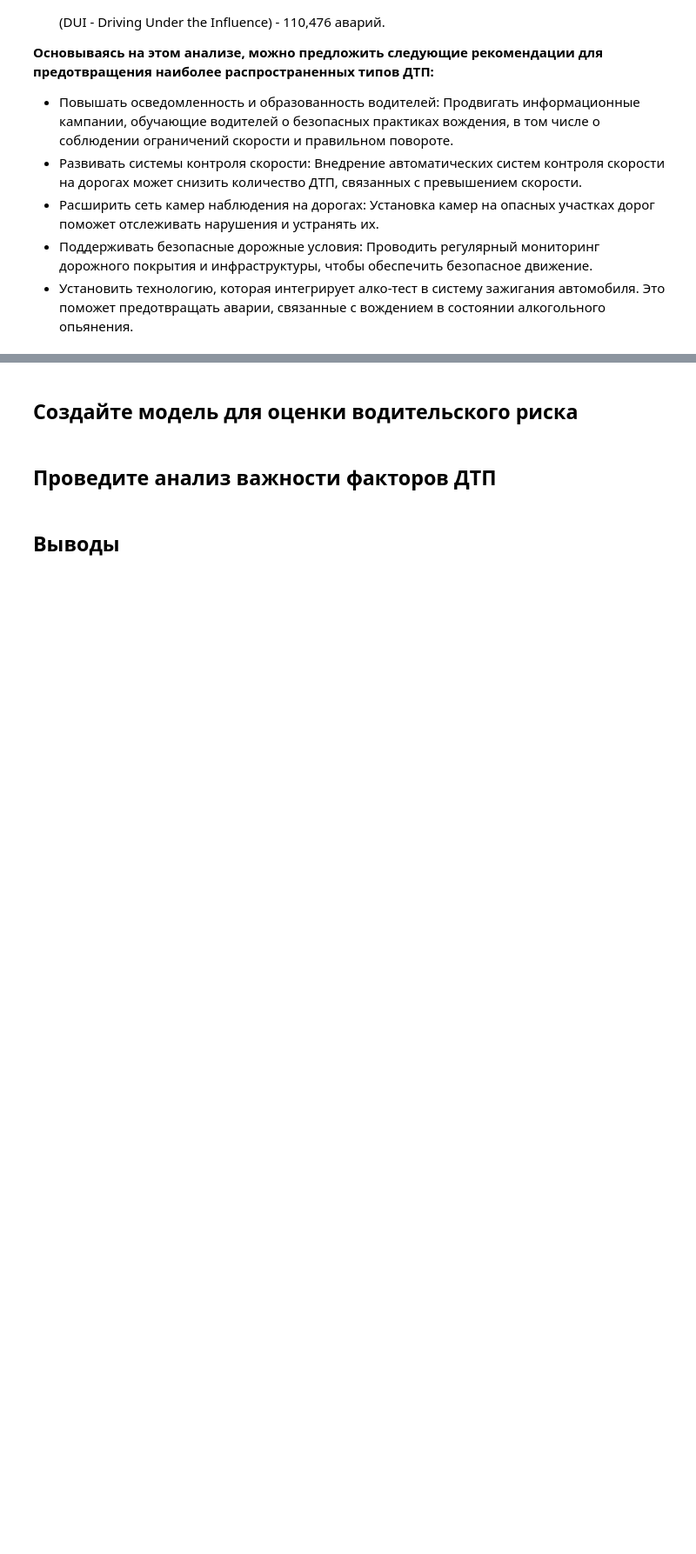
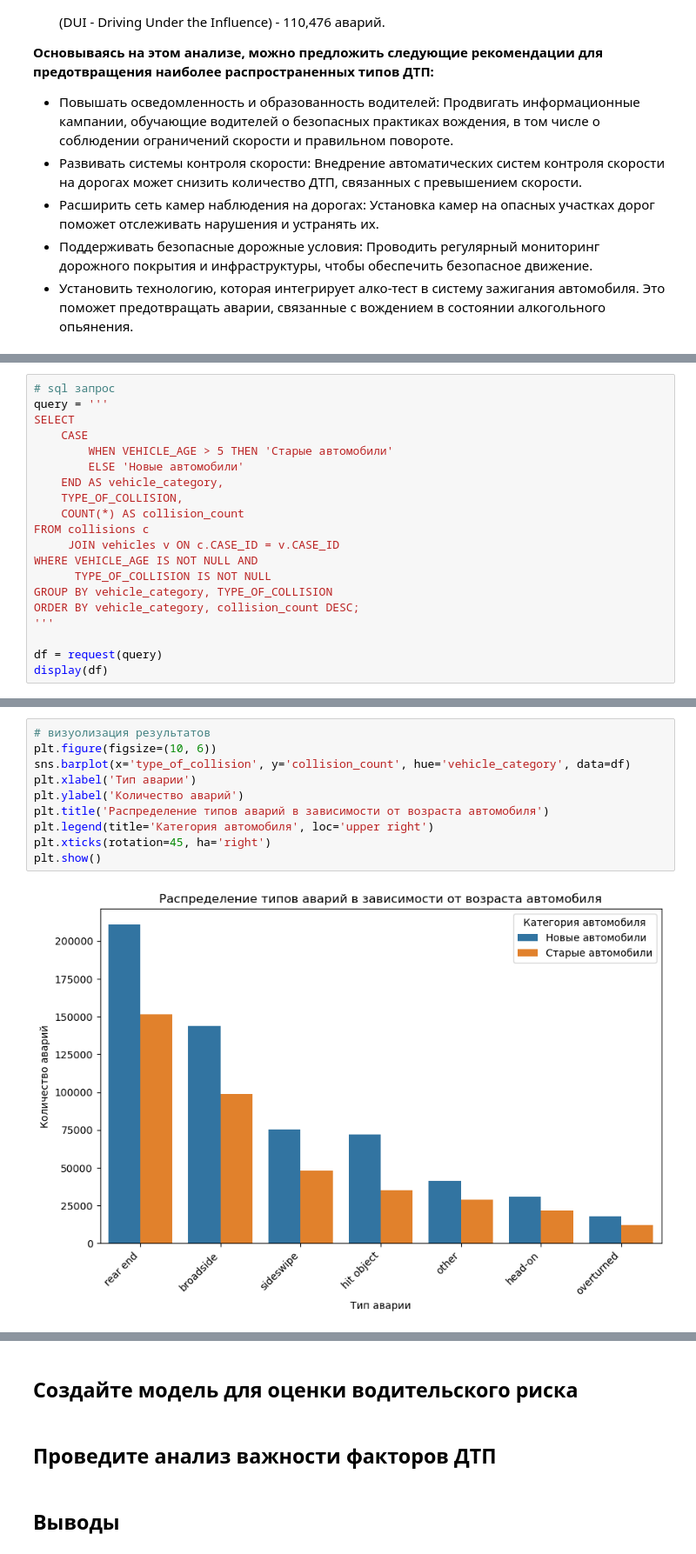
Before and after one commit to Denis-Mukhanov/road-accident-risk, a Jupyter notebook: road_accident_risk.ipynb, the cells around one changed output, grey strips where cells are left out. Shown: that part at 87% size. Saved outputs shown, nothing was run; the diff lists cells and outputs as text; blank space fills up the shorter version.

```diff
--- a/road_accident_risk.ipynb
+++ b/road_accident_risk.ipynb
@@ -360,0 +425,20 @@ __Основываясь на этом анализе, можно предлож
+# %%
+# sql запрос
+query = '''
+SELECT
+    CASE
+        WHEN VEHICLE_AGE > 5 THEN 'Старые автомобили'
+        ELSE 'Новые автомобили'
+    END AS vehicle_category,
+    TYPE_OF_COLLISION,
+    COUNT(*) AS collision_count
+FROM collisions c
+     JOIN vehicles v ON c.CASE_ID = v.CASE_ID
+WHERE VEHICLE_AGE IS NOT NULL AND
+      TYPE_OF_COLLISION IS NOT NULL
+GROUP BY vehicle_category, TYPE_OF_COLLISION
+ORDER BY vehicle_category, collision_count DESC;
+'''
+
+df = request(query)
+display(df)
@@ -360,0 +461,12 @@ __Основываясь на этом анализе, можно предлож
+# %%
+# визуолизация результатов
+plt.figure(figsize=(10, 6))
+sns.barplot(x='type_of_collision', y='collision_count', hue='vehicle_category', data=df)
+plt.xlabel('Тип аварии')
+plt.ylabel('Количество аварий')
+plt.title('Распределение типов аварий в зависимости от возраста автомобиля')
+plt.legend(title='Категория автомобиля', loc='upper right')
+plt.xticks(rotation=45, ha='right')
+plt.show()
+# %% [output]
+[figure, added]
```
Also changed, not shown: parts of 13 cells of this notebook.
